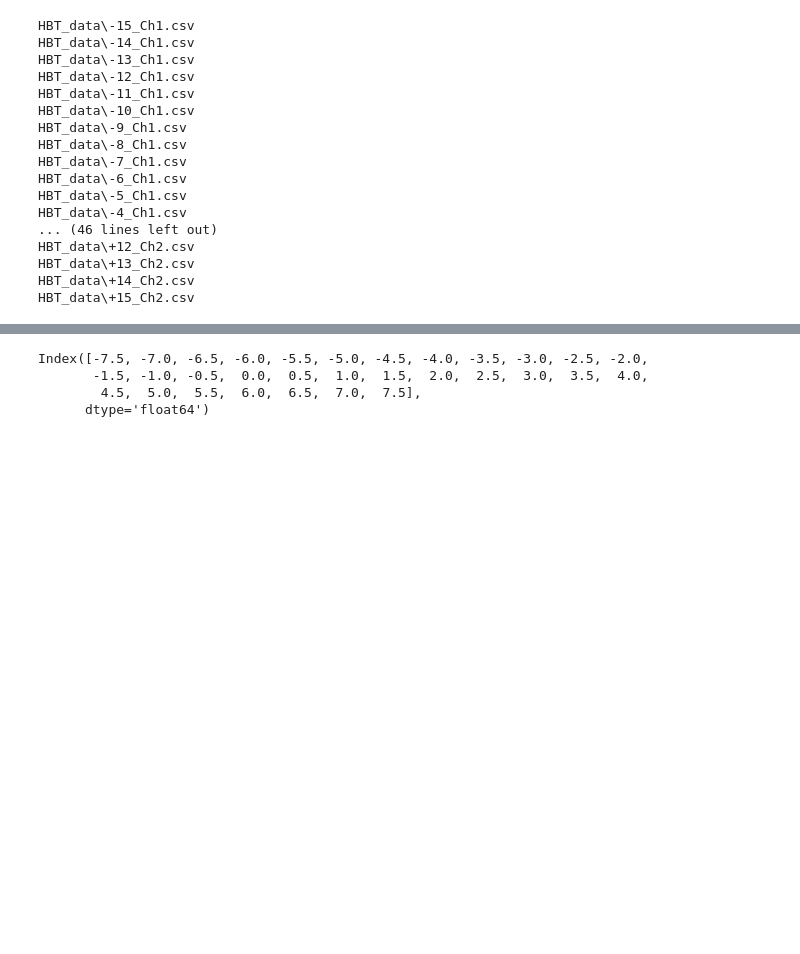
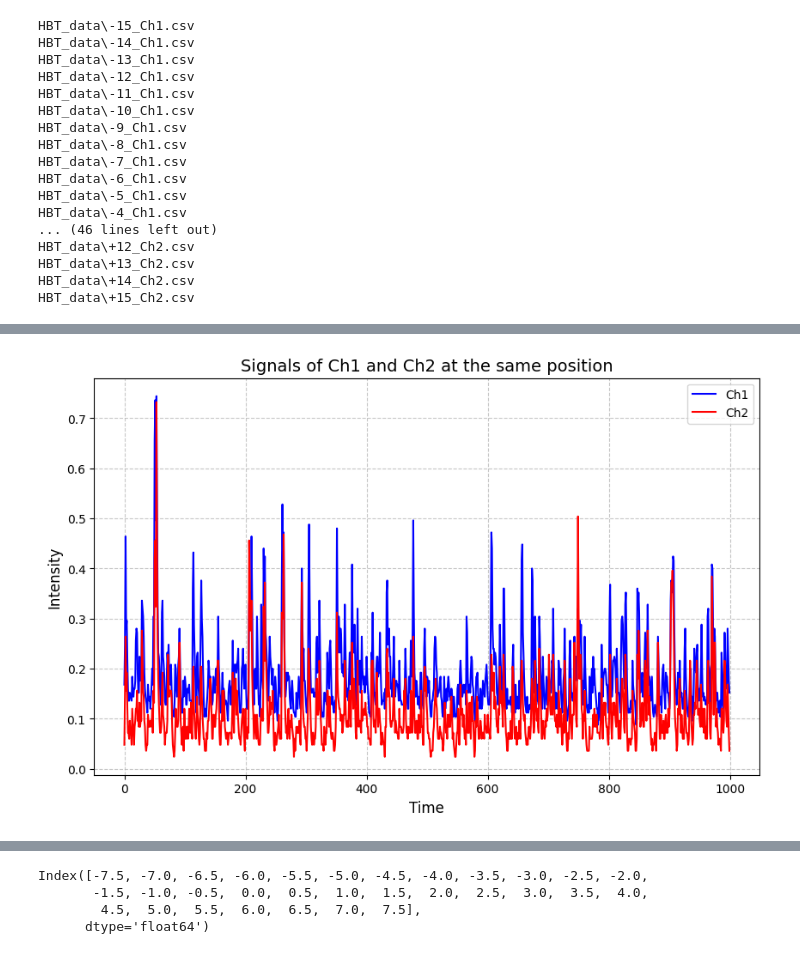
Before and after one commit to Arias-pixel/Hanbury-brown-twiss-experiment, a Jupyter notebook: HBT_notebook.ipynb, the cells around one changed output, grey strips where cells are left out. Drawn from its saved outputs; the diff is of its cells as text; code cells hidden in the pictures; blank space fills up the shorter version.

Commit message:
add other plots

```diff
--- a/HBT_notebook.ipynb
+++ b/HBT_notebook.ipynb
@@ -39,0 +51,13 @@ dataset_dict['Ch1'].shape
+# %%
+plt.figure(figsize=(10, 6))
+time_points = np.linspace(0, len(dataset_dict['Ch1'].loc[0].values[:1000]) - 1, 1000)
+plt.plot(time_points, dataset_dict['Ch1'].loc[0].values[:1000], label='Ch1', color='blue')
+plt.plot(time_points, dataset_dict['Ch2'].loc[0].values[:1000], label='Ch2', color='red')
+plt.xlabel('Time', fontsize=12)
+plt.ylabel('Intensity', fontsize=12)
+plt.title('Signals of Ch1 and Ch2 at the same position', fontsize=14)
+plt.legend()
+plt.grid(True, linestyle='--', alpha=0.7)
+plt.show()
+# %% [output]
+[figure, added]
```
Also changed, not shown: parts of 3 cells of this notebook.
